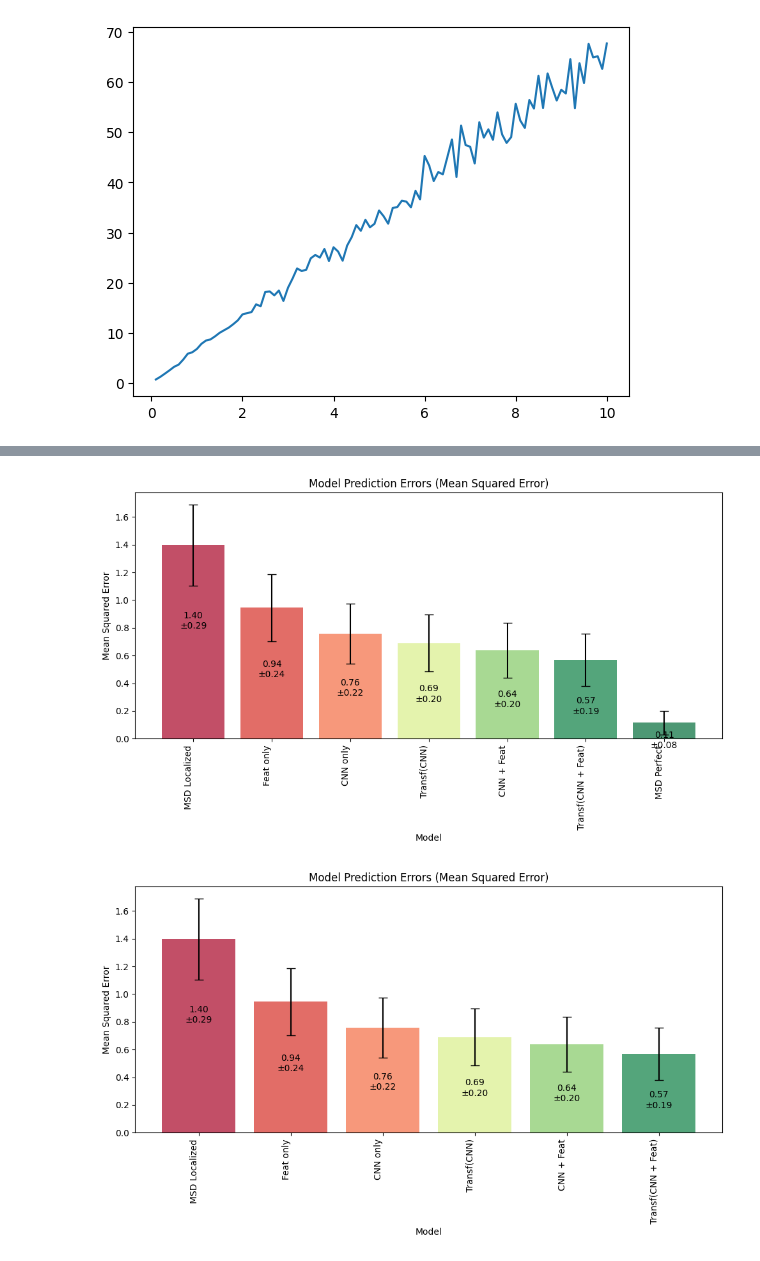
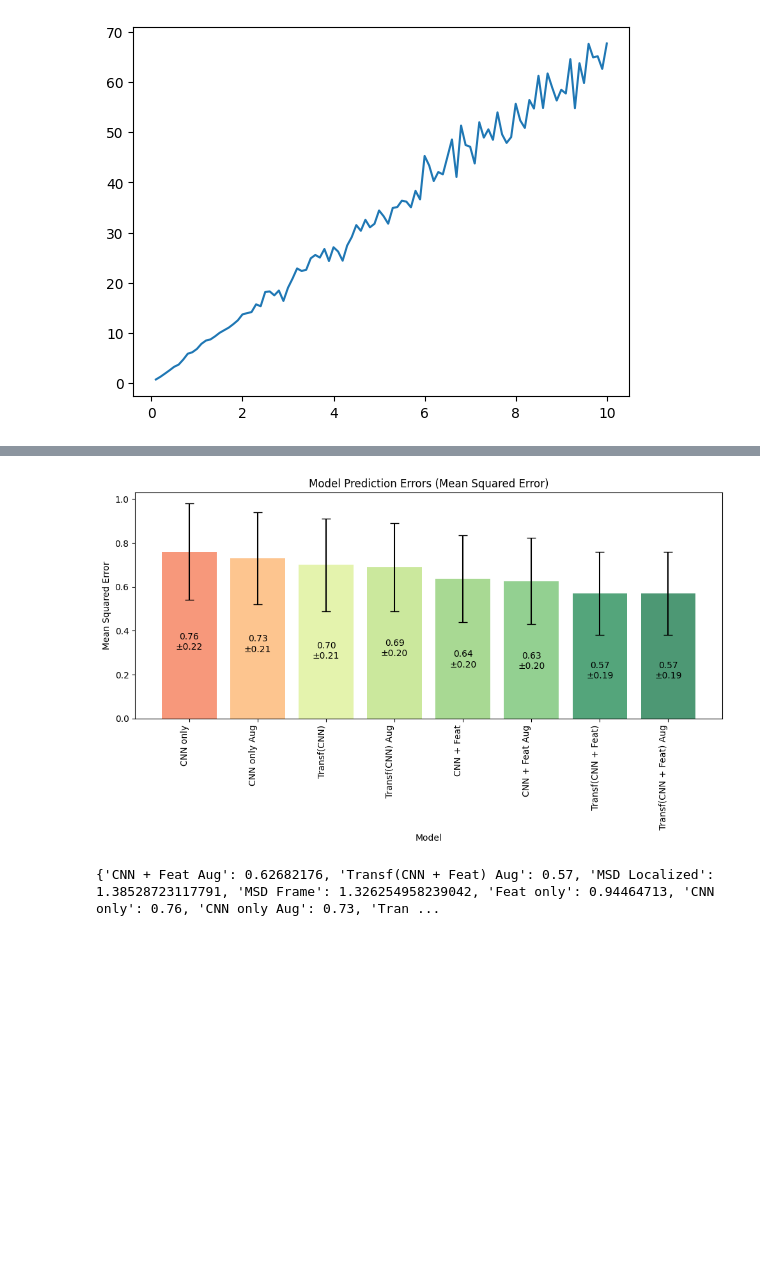
Before and after one commit to Biomedical-Imaging-Group/MolecularDiffusion_MiViT, a Jupyter notebook: train_resultsImagesFeatures.ipynb, the cells around one changed output, grey strips where cells are left out. Cells and saved outputs as stored; diff of their text form; code cells hidden in the pictures; blank space fills up the shorter version.

```diff
--- a/train_resultsImagesFeatures.ipynb
+++ b/train_resultsImagesFeatures.ipynb
@@ -598,23 +598,35 @@ models2.update({"im_ft_resnet_rot" : models["im_ft_resnet"]})
 
 sel = ["im_tr", "im_tr_rot",  "im_ft_late_tr",  "im_ft_late_tr_rot", "im_ft_early_tr", "im_ft_early_tr_rot", "im_resnet", "im_resnet_rot", "im_ft_resnet", "im_ft_resnet_rot", "ft_mlp", "MSD_Perfect", "MSD_Frame", "MSD_Localized"]
 """
+models["im_tr_rot"] = models[im_tr]
+models["im_res_rot"] = models[im_resnet]
+models["im_ft_tr_rot"] = models[im_ft_early_tr]
+models["im_ft_res_rot"] = models[im_ft_resnet]
 
 
 cmap = plt.get_cmap("RdYlGn")
 colors_dict = {
+        "im_ft_res_rot" : cmap(0.80),
+
+        "im_ft_tr_rot" : cmap(0.99),
+
     msdLocalized : cmap(0.01),
     msdFrame : cmap(0.08),
     ft_mlp : cmap(0.1),
     im_resnet : cmap(0.2),
+    "im_res_rot":cmap(0.3),
     im_tr : cmap(0.6),
+    "im_tr_rot" : cmap(0.67),
     im_ft_resnet : cmap(0.75),
     im_ft_late_tr : cmap(0.85),
     im_ft_early_tr : cmap(0.95),
     msdPerfect : cmap(0.99),
                    }
+
+
 sel_models = list(colors_dict.keys())
 
-mse_dict,std_dict = compute_erro_all_d(models, val_vid_in_order, val_feat_in_order,val_trajs_in_order, val_d_in_order, sel_models)
+#mse_dict,std_dict = compute_erro_all_d(models, val_vid_in_order, val_feat_in_order,val_trajs_in_order, val_d_in_order, sel_models)
 plot_error_std(sel_models, mse_dict, std_dict, colors_dict)
 # %% [output]
 The autoreload extension is already loaded. To reload it, use:
@@ -623,9 +635,12 @@ The autoreload extension is already loaded. To reload it, use:
 # %%
 modelsPlot1 = ["MSD_Localized", "ft_mlp", "im_resnet", "im_tr", "im_ft_resnet","im_ft_early_tr", "MSD_Perfect"]
 modelsPlot2 = ["MSD_Localized", "ft_mlp", "im_resnet", "im_tr", "im_ft_resnet","im_ft_early_tr"]
+modelsPlot3 = ["im_resnet","im_res_rot", "im_tr","im_tr_rot", "im_ft_resnet","im_ft_res_rot","im_ft_early_tr", "im_ft_tr_rot"]
 
-plot_error_std(modelsPlot1, mse_dict, std_dict, colors_dict)
-plot_error_std(modelsPlot2, mse_dict, std_dict, colors_dict)
+#plot_error_std(modelsPlot1, mse_dict, std_dict, colors_dict)
+#plot_error_std(modelsPlot2, mse_dict, std_dict, colors_dict)
+
+plot_error_std(modelsPlot3, mse_dict, std_dict, colors_dict)
 # %% [output]
-[figure, old version]
+[figure, new version]
-[figure, removed]
+{'CNN + Feat Aug': 0.62682176, 'Transf(CNN + Feat) Aug': 0.57, 'MSD Localized': 1.38528723117791, 'MSD Frame': 1.326254958239042, 'Feat only': 0.94464713, 'CNN only': 0.76, 'CNN only Aug': 0.73, 'Tran ...
```
Also changed, not shown: parts of 7 cells of this notebook, 8 other files.
